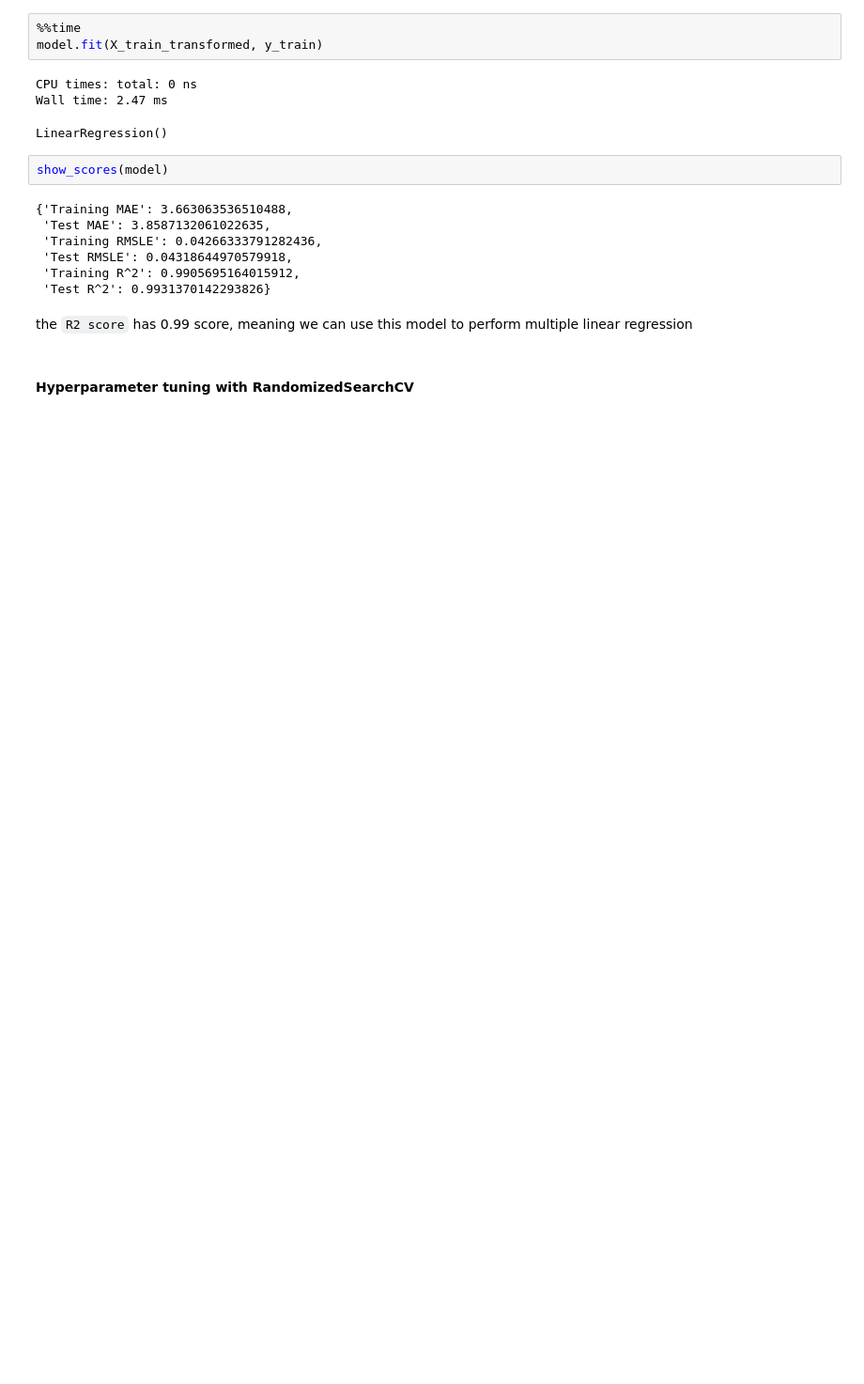
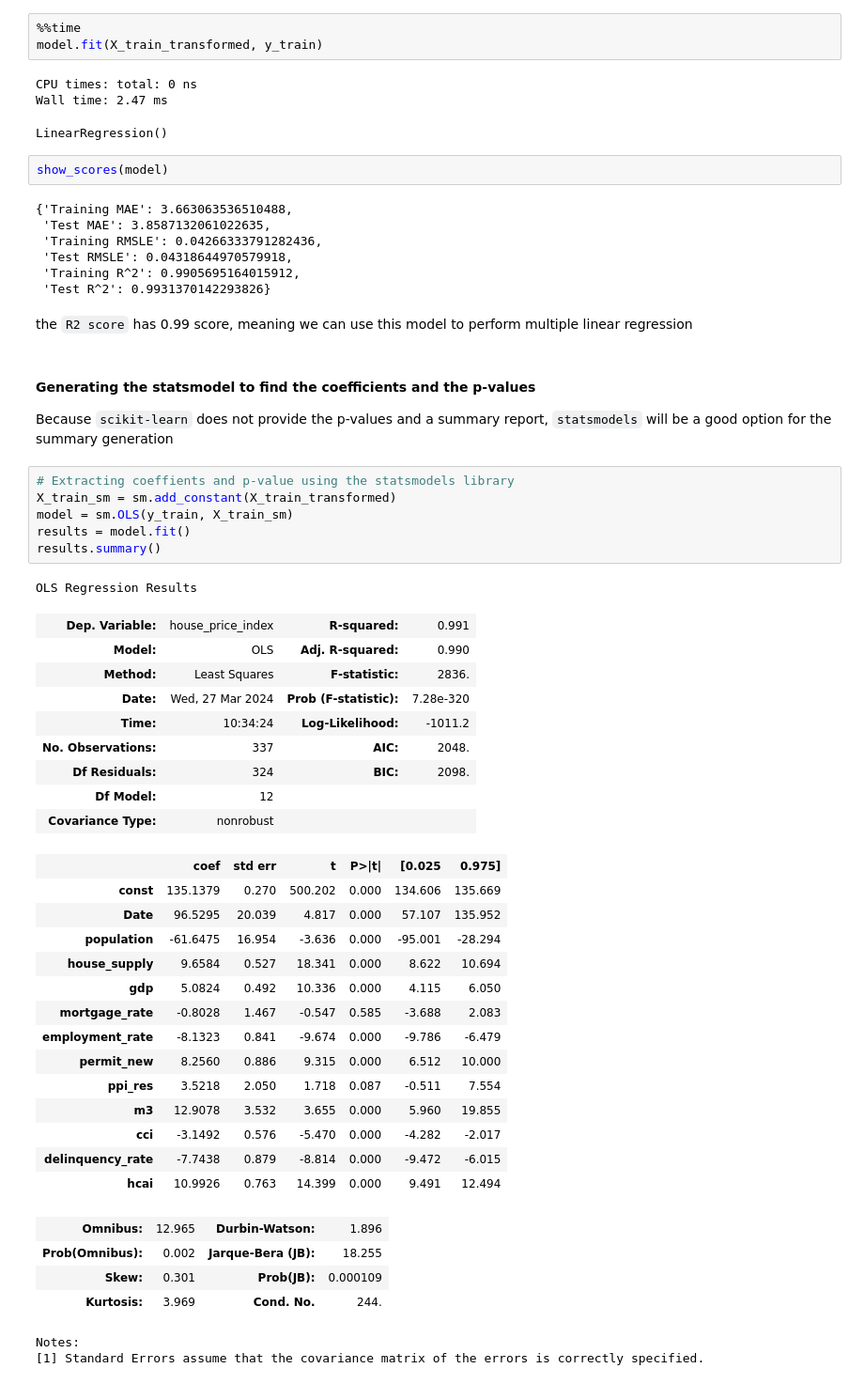
Before and after one commit to mwisechacha/US-home-prices, a Jupyter notebook: us_home_prices.ipynb, the cells around one changed output. Shown at 94% size. Saved outputs shown, nothing was run; the diff lists cells and outputs as text; blank space fills up the shorter version.

Commit message:
summary generation

```diff
--- a/us_home_prices.ipynb
+++ b/us_home_prices.ipynb
@@ -381,5 +408,44 @@ show_scores(model)
  'Test R^2': 0.9931370142293826}
 # %% [markdown]
 the `R2 score` has 0.99 score, meaning we can use this model to perform multiple linear regression
-# %% [markdown]
-#### Hyperparameter tuning with RandomizedSearchCV
+# %% [markdown]
+#### Generating the statsmodel to find the coefficients and the p-values
+
+Because `scikit-learn` does not provide the p-values and a summary report, `statsmodels` will be a good option for the summary generation
+# %%
+# Extracting coeffients and p-value using the statsmodels library
+X_train_sm = sm.add_constant(X_train_transformed)
+model = sm.OLS(y_train, X_train_sm)
+results = model.fit()
+results.summary()
+# %% [output]
+OLS Regression Results
+| Dep. Variable: | house_price_index | R-squared: | 0.991 |
+| Model: | OLS | Adj. R-squared: | 0.990 |
+| Method: | Least Squares | F-statistic: | 2836. |
+| Date: | Wed, 27 Mar 2024 | Prob (F-statistic): | 7.28e-320 |
+| Time: | 10:34:24 | Log-Likelihood: | -1011.2 |
+| No. Observations: | 337 | AIC: | 2048. |
+| Df Residuals: | 324 | BIC: | 2098. |
+| Df Model: | 12 |  |  |
+| Covariance Type: | nonrobust |  |  |
+|  | coef | std err | t | P>|t| | [0.025 | 0.975] |
+| const | 135.1379 | 0.270 | 500.202 | 0.000 | 134.606 | 135.669 |
+| Date | 96.5295 | 20.039 | 4.817 | 0.000 | 57.107 | 135.952 |
+| population | -61.6475 | 16.954 | -3.636 | 0.000 | -95.001 | -28.294 |
+| house_supply | 9.6584 | 0.527 | 18.341 | 0.000 | 8.622 | 10.694 |
+| gdp | 5.0824 | 0.492 | 10.336 | 0.000 | 4.115 | 6.050 |
+| mortgage_rate | -0.8028 | 1.467 | -0.547 | 0.585 | -3.688 | 2.083 |
+| employment_rate | -8.1323 | 0.841 | -9.674 | 0.000 | -9.786 | -6.479 |
+| permit_new | 8.2560 | 0.886 | 9.315 | 0.000 | 6.512 | 10.000 |
+| ppi_res | 3.5218 | 2.050 | 1.718 | 0.087 | -0.511 | 7.554 |
+| m3 | 12.9078 | 3.532 | 3.655 | 0.000 | 5.960 | 19.855 |
+| cci | -3.1492 | 0.576 | -5.470 | 0.000 | -4.282 | -2.017 |
+| delinquency_rate | -7.7438 | 0.879 | -8.814 | 0.000 | -9.472 | -6.015 |
+| hcai | 10.9926 | 0.763 | 14.399 | 0.000 | 9.491 | 12.494 |
+| Omnibus: | 12.965 | Durbin-Watson: | 1.896 |
+| Prob(Omnibus): | 0.002 | Jarque-Bera (JB): | 18.255 |
+| Skew: | 0.301 | Prob(JB): | 0.000109 |
+| Kurtosis: | 3.969 | Cond. No. | 244. |
+Notes:
+[1] Standard Errors assume that the covariance matrix of the errors is correctly specified.
```
Also changed, not shown: parts of 6 cells of this notebook.
